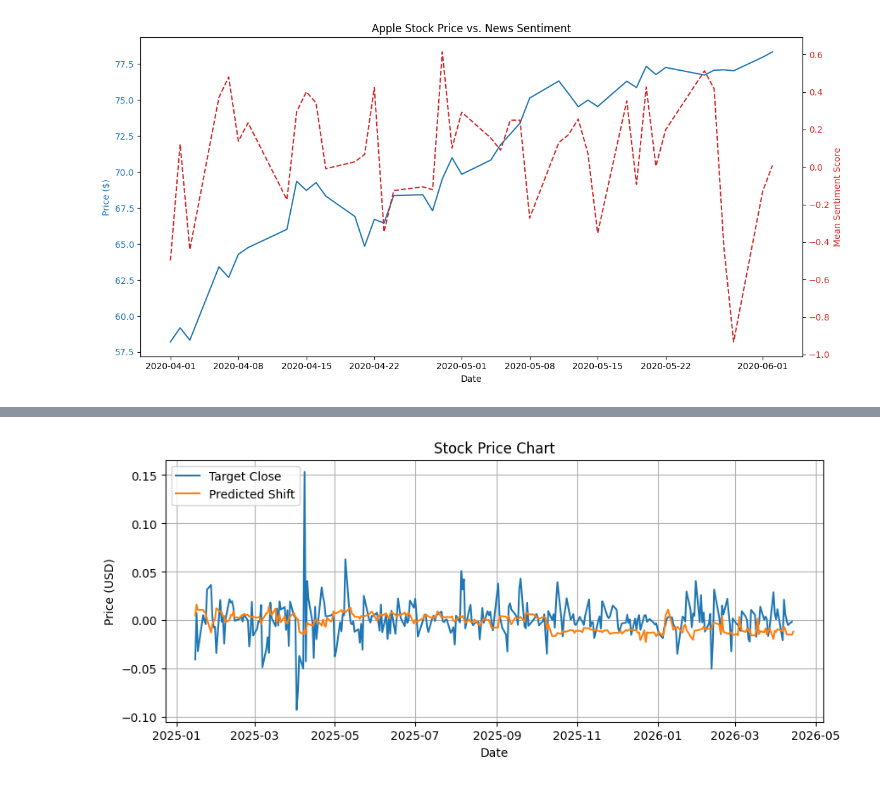
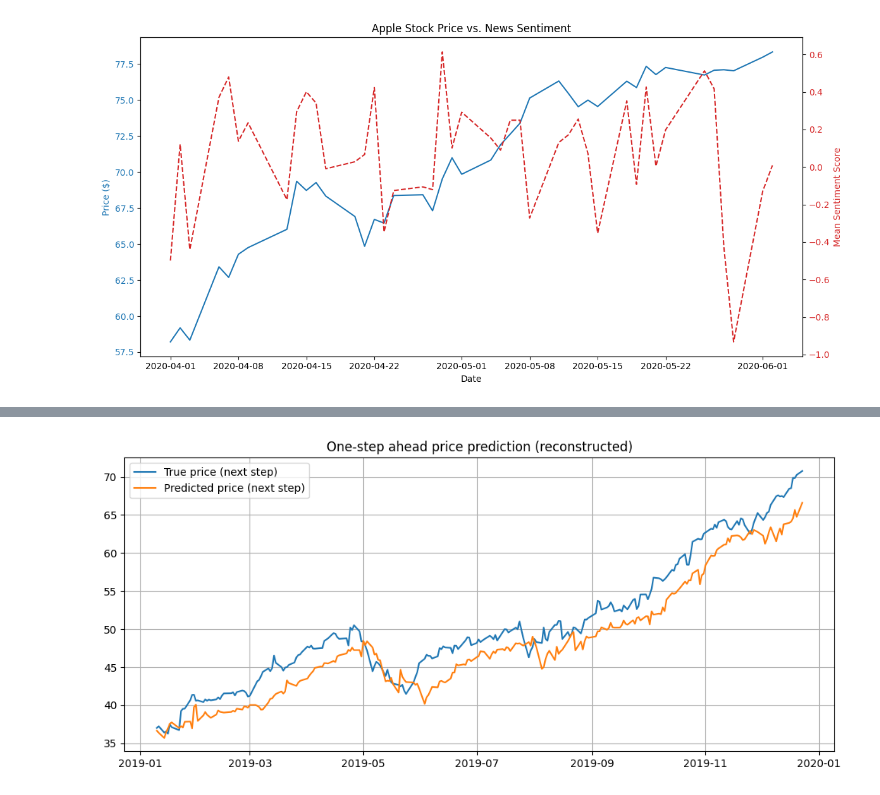
Before and after one commit to Jndbnckjxna58645810/Stock-Market-Forecasting-Component, a Jupyter notebook: demo.ipynb, the cells around one changed output, grey strips where cells are left out. Saved outputs shown, nothing was run; the diff lists cells and outputs as text; code cells hidden in the pictures.

```diff
--- a/demo.ipynb
+++ b/demo.ipynb
@@ -393,37 +393,73 @@ You can set `force_col_wise=true` to remove the overhead.
 # %%
-featured_df = pd.read_csv("C:/Users/happy/Desktop/STUFF/KhPI/Semester_8/Thesis/Stock-Market-Forecasting-Component/data/processed/AAPL_test.csv",
-            index_col=0, parse_dates=True)
+import numpy as np
+import pandas as pd
+import xgboost as xgb
+from sklearn.model_selection import train_test_split
+from sklearn.metrics import mean_squared_error, r2_score, accuracy_score
 
-reg_df = featured_df.copy()
+# --- Load data ---
+df = pd.read_csv(
+    "C:/Users/happy/Desktop/STUFF/KhPI/Semester_8/Thesis/Stock-Market-Forecasting-Component/data/processed/AAPL_2015-01-01_2020-01-01_1d_v6.csv",
+    index_col=0,
+    parse_dates=True
+)
 
-reg_df['target'] = reg_df['close'].pct_change().shift(-1)
-reg_df.dropna(inplace=True)
+# --- Target: next-day return ---
+df["target"] = df["close"].pct_change().shift(-1)
 
-y = reg_df['target']
-X = reg_df.drop(columns=['target'])
+# IMPORTANT: align properly
+df = df.dropna()
 
-X_train, X_test, y_train, y_test = train_test_split(X, y, test_size=0.2, shuffle=False)
+X = df.drop(columns=["target"])
+y = df["target"]
 
-xgb_regressor = xgb.XGBRegressor(n_estimators=100, max_depth=4, learning_rate=0.1, random_state=42)
-xgb_regressor.fit(X_train, y_train)
-preds = xgb_regressor.predict(X_test)
+# --- Time split ---
+X_train, X_test, y_train, y_test = train_test_split(
+    X, y, test_size=0.2, shuffle=False
+)
 
-print(r2_score(y_test, preds))
+# --- Model ---
+model = xgb.XGBRegressor(
+    n_estimators=200,
+    max_depth=4,
+    learning_rate=0.05,
+    random_state=42
+)
 
-reg_df = reg_df.iloc[-len(X_test):].copy()
-reg_df['shift'] = preds
-reg_df['predicted'] = reg_df['close'] + reg_df['shift']
-reg_df['target'] = reg_df['close'].pct_change().shift(-1)
+model.fit(X_train, y_train)
+pred = model.predict(X_test)
 
-print("MSE:", mean_squared_error(y_test, preds))
+# --- 1. Return metrics ---
+print("R2:", r2_score(y_test, pred))
+print("MSE:", mean_squared_error(y_test, pred))
 
-plt.figure(figsize=(10, 4))
-plt.plot(reg_df['target'], label='Target Close')
-plt.plot(reg_df['shift'], label='Predicted Shift')
-plt.title('Stock Price Chart')
-plt.xlabel('Date')
-plt.ylabel('Price (USD)')
-plt.legend(loc=2)
+# --- 2. Directional accuracy (VERY IMPORTANT) ---
+direction_acc = np.mean(
+    np.sign(pred) == np.sign(y_test)
+)
+print("Directional accuracy:", direction_acc)
+
+# --- 3. Baseline comparison ---
+baseline_pred = np.zeros_like(y_test)
+print("Baseline MSE:", mean_squared_error(y_test, baseline_pred))
+
+# --- 4. Price reconstruction (for visualization only) ---
+test_df = df.iloc[-len(y_test):].copy()
+
+test_df["pred_return"] = pred
+test_df["true_return"] = y_test.values
+
+test_df["pred_price"] = test_df["close"] * (1 + test_df["pred_return"])
+test_df["true_price"] = test_df["close"] * (1 + test_df["true_return"])
+
+# --- Plot ---
+import matplotlib.pyplot as plt
+
+plt.figure(figsize=(12, 5))
+plt.plot(test_df["true_price"], label="True price (next step)")
+plt.plot(test_df["pred_price"], label="Predicted price (next step)")
+plt.legend()
+plt.title("One-step ahead price prediction (reconstructed)")
 plt.grid()
 plt.show()
 # %% [output]
@@ -432 +470 @@ MSE: 0.00047400844909892644
-[figure, old version]
+[figure, new version]
```
Also changed, not shown: parts of 5 cells of this notebook, 13 other files.
